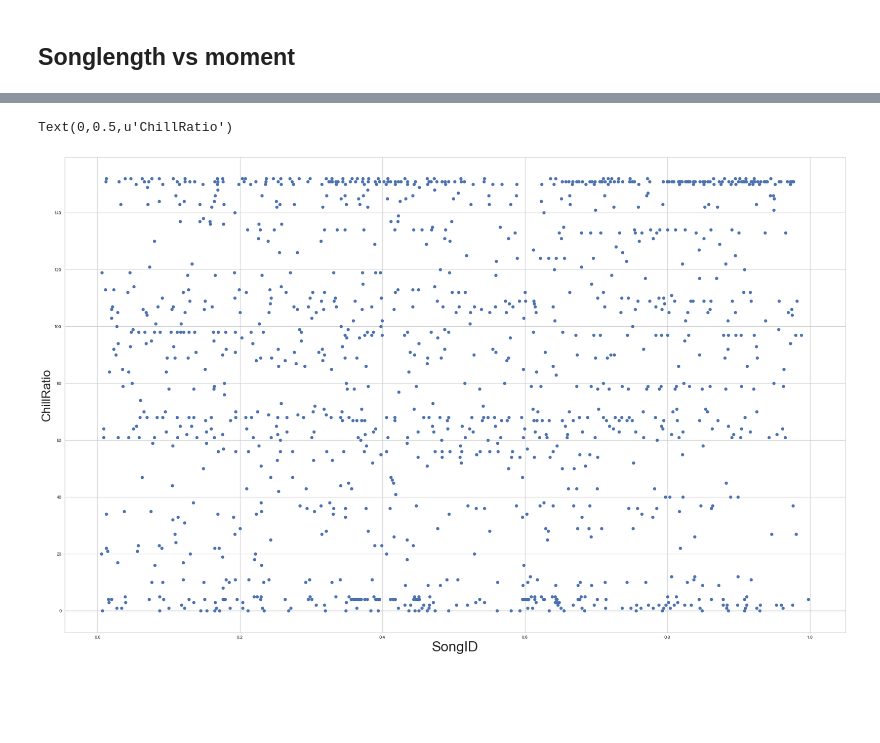
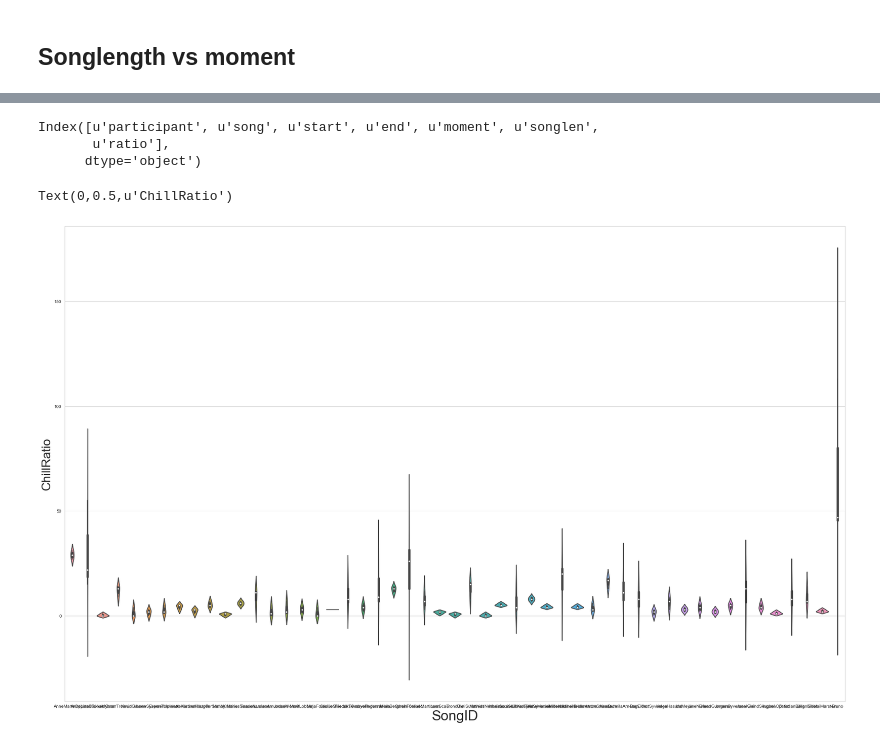
Before and after one commit to shockmonger/chill, a Jupyter notebook: resampling.ipynb, the cells around one changed output, grey strips where cells are left out. Saved outputs shown, nothing was run; the diff lists cells and outputs as text; code cells hidden in the pictures; blank space fills up the shorter version.

```diff
--- a/resampling.ipynb
+++ b/resampling.ipynb
@@ -1,3 +1,5 @@
 # %%
 %run chillscript.py
 %matplotlib inline
+# %%
+eachSong = pd.DataFrame.from_csv('eachSong.csv')
@@ -123,4 +146,4 @@ for i in range(len(eachSong)):
 # %%
-eachSong.head()
-eachSong['times'] = times
+# eachSong.head()
+# eachSong['times'] = times
 # %%
@@ -157,6 +181,6 @@ for i in range(len(eachSong)):
 # %%
-eachSong['chillpersong'] = chillpersong
-eachSong.to_csv('eachSong.csv',encoding='utf-8')
+# eachSong['chillpersong'] = chillpersong
+# eachSong.to_csv('eachSong.csv',encoding='utf-8')
 # %% [markdown]
 ## Songlength vs moment
 # %%
@@ -210,13 +222,19 @@ len(chills[chills.ratio>0.5])
+# %%
+chills.keys()
+# %% [output]
+Index([u'participant', u'song', u'start', u'end', u'moment', u'songlen',
+       u'ratio'],
+      dtype='object')
 # %%
 import seaborn as sns
 sns.set_style('whitegrid')
 paper_rc = {'lines.linewidth': 1, 'lines.markersize': 10},
 fig,ax = plt.subplots(figsize = (32,20))
-ax = plt.scatter(chills['ratio'], chills['songid'])
+ax = sns.violinplot(eachSong['folder'],eachSong['chillpersong'])
 plt.xlabel('SongID',fontsize='32')
 plt.ylabel('ChillRatio',fontsize = '28')
 # plt.setp(ax.get_legend().get_texts(), fontsize='28') # for legend text\n",
 # plt.setp(ax.get_legend().get_title(), fontsize='2') # for legend title\n"
 # %% [output]
 Text(0,0.5,u'ChillRatio')
-[figure, old version]
+[figure, new version]
```
Also changed, not shown: parts of 16 cells of this notebook, 3 other files.
